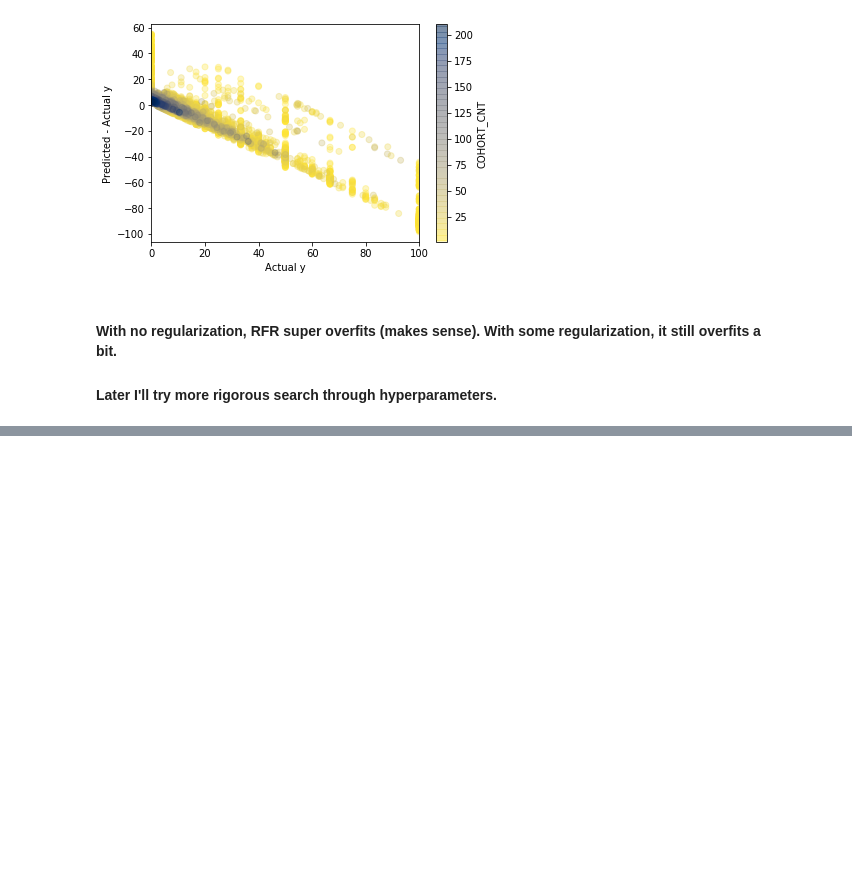
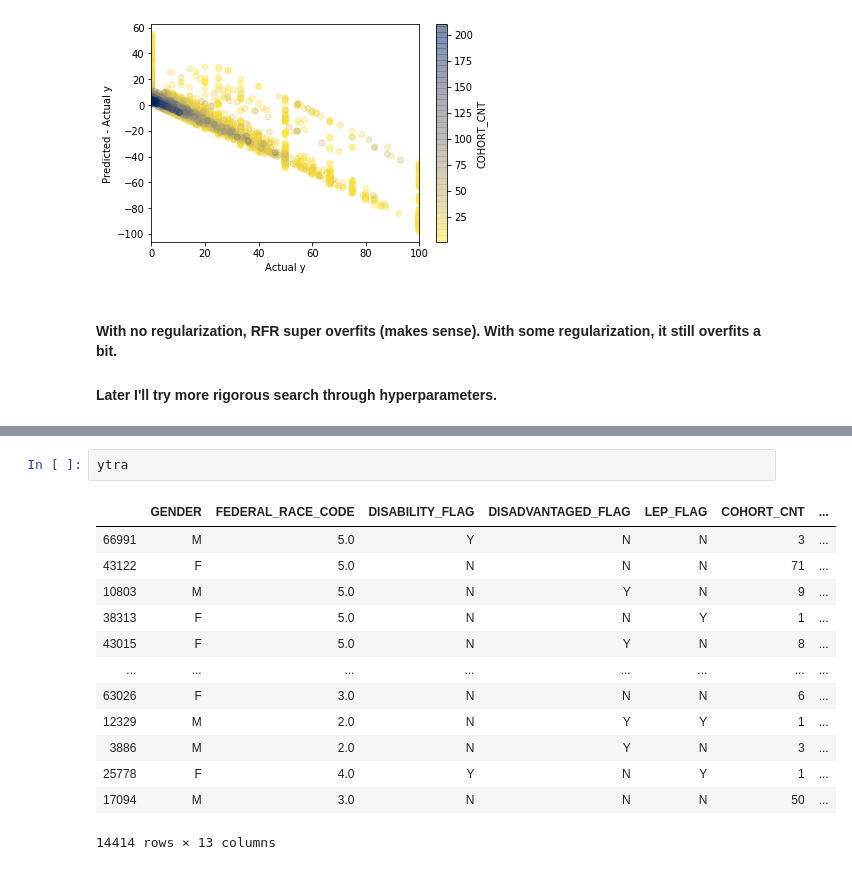
Before and after one commit to andytaylor823/CS-4774-Final-Project, a Jupyter notebook: Sandbox.ipynb, the cells around one changed output, grey strips where cells are left out. Drawn from its saved outputs; the diff is of its cells as text; blank space fills up the shorter version.

```diff
--- a/Sandbox.ipynb
+++ b/Sandbox.ipynb
@@ -508,0 +538,16 @@ X
+# %%
+ytra
+# %% [output]
+|  | GENDER | FEDERAL_RACE_CODE | DISABILITY_FLAG | DISADVANTAGED_FLAG | LEP_FLAG | COHORT_CNT | ... |
+| 66991 | M | 5.0 | Y | N | N | 3 | ... |
+| 43122 | F | 5.0 | N | N | N | 71 | ... |
+| 10803 | M | 5.0 | N | Y | N | 9 | ... |
+| 38313 | F | 5.0 | N | N | Y | 1 | ... |
+| 43015 | F | 5.0 | N | Y | N | 8 | ... |
+| ... | ... | ... | ... | ... | ... | ... | ... |
+| 63026 | F | 3.0 | N | N | N | 6 | ... |
+| 12329 | M | 2.0 | N | Y | Y | 1 | ... |
+| 3886 | M | 2.0 | N | Y | N | 3 | ... |
+| 25778 | F | 4.0 | Y | N | Y | 1 | ... |
+| 17094 | M | 3.0 | N | N | N | 50 | ... |
+14414 rows × 13 columns
```
Also changed, not shown: parts of 8 cells of this notebook, 1 other file.
